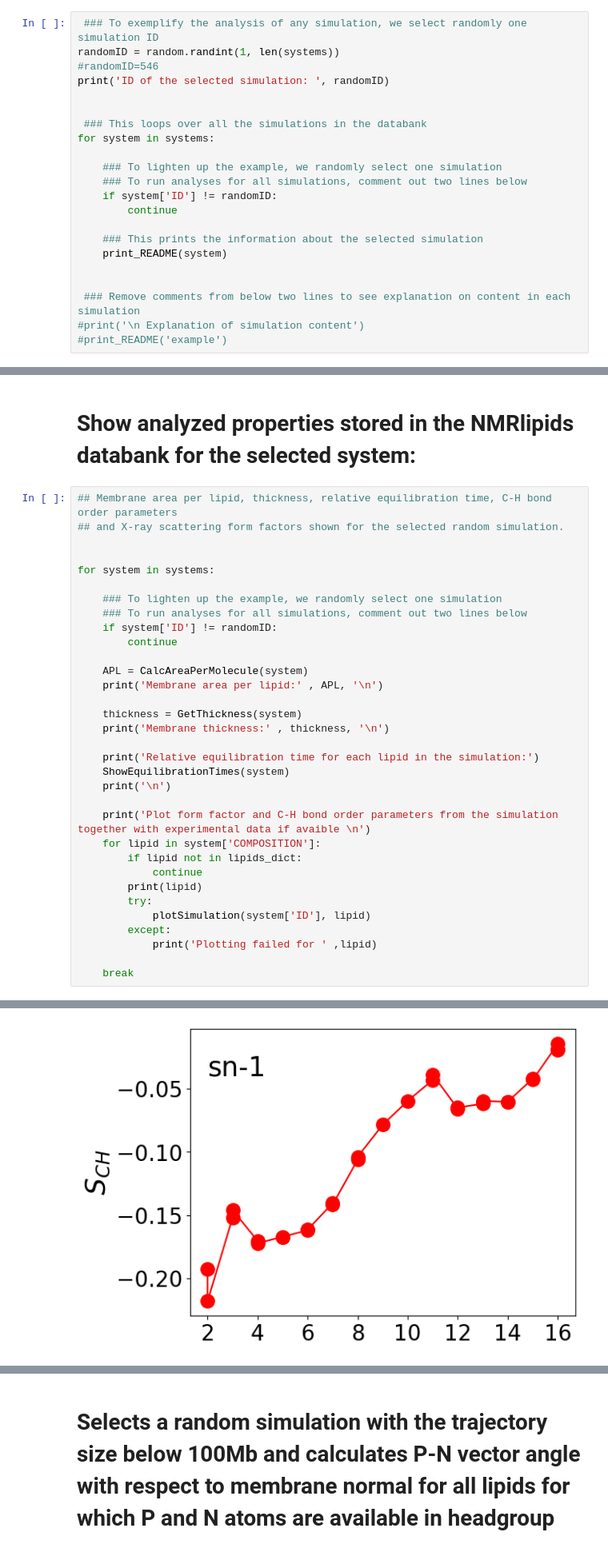
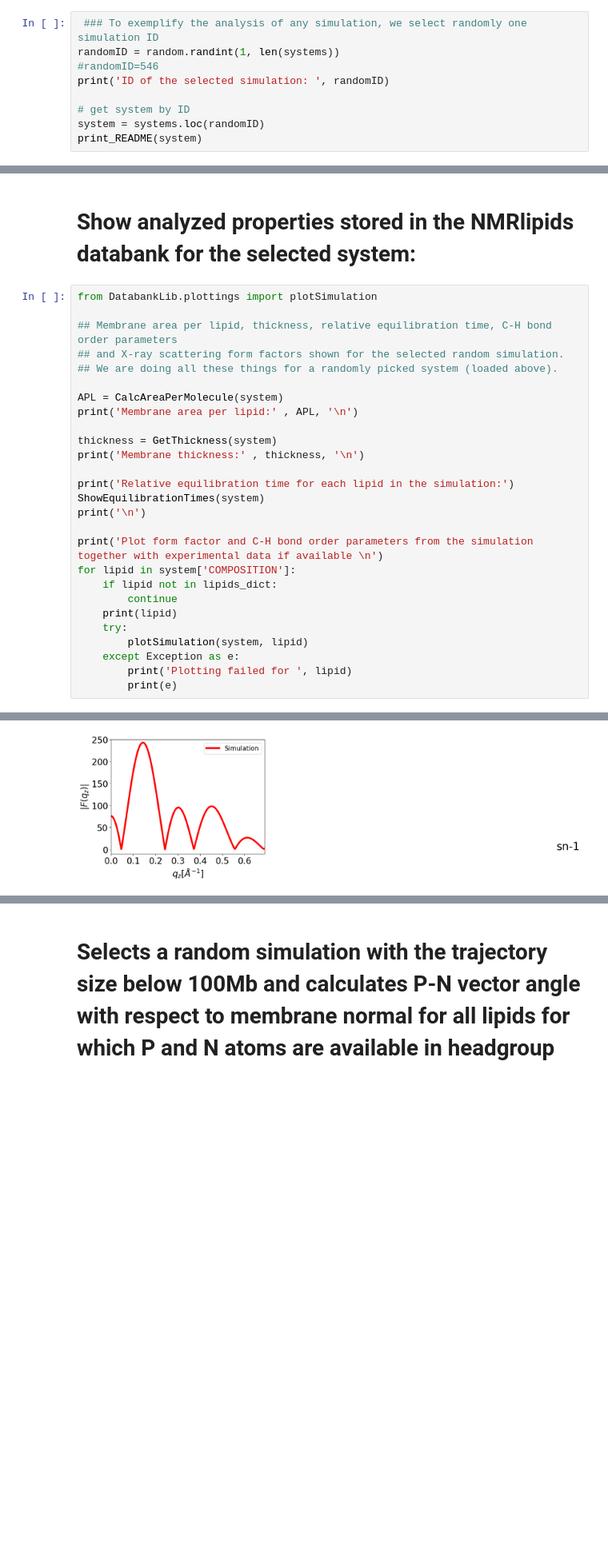
Before and after one commit to yetulaxman/databank-template, a Jupyter notebook: scripts/template.ipynb, the cells around one changed output, grey strips where cells are left out. Shown: that part at 80% size. Saved outputs shown, nothing was run; the diff lists cells and outputs as text; blank space fills up the shorter version.

```diff
--- a/scripts/template.ipynb
+++ b/scripts/template.ipynb
@@ -50,20 +46,7 @@ randomID = random.randint(1, len(systems))
 #randomID=546
 print('ID of the selected simulation: ', randomID)
 
-
- ### This loops over all the simulations in the databank
-for system in systems:
-
-    ### To lighten up the example, we randomly select one simulation
-    ### To run analyses for all simulations, comment out two lines below
-    if system['ID'] != randomID:
-        continue
-
-    ### This prints the information about the selected simulation
-    print_README(system)
-
-
- ### Remove comments from below two lines to see explanation on content in each simulation
-#print('\n Explanation of simulation content')
-#print_README('example')
+# get system by ID
+system = systems.loc(randomID)
+print_README(system)
 # %% [output]
@@ -87,36 +92,30 @@ path:
 # %% [markdown]
 # Show analyzed properties stored in the NMRlipids databank for the selected system:
 # %%
+from DatabankLib.plottings import plotSimulation
+
 ## Membrane area per lipid, thickness, relative equilibration time, C-H bond order parameters
 ## and X-ray scattering form factors shown for the selected random simulation.
+## We are doing all these things for a randomly picked system (loaded above).
 
+APL = CalcAreaPerMolecule(system)
+print('Membrane area per lipid:' , APL, '\n')
 
-for system in systems:
+thickness = GetThickness(system)
+print('Membrane thickness:' , thickness, '\n')
 
-    ### To lighten up the example, we randomly select one simulation
-    ### To run analyses for all simulations, comment out two lines below
-    if system['ID'] != randomID:
+print('Relative equilibration time for each lipid in the simulation:')
+ShowEquilibrationTimes(system)
+print('\n')
+
+print('Plot form factor and C-H bond order parameters from the simulation together with experimental data if available \n')
+for lipid in system['COMPOSITION']:
+    if lipid not in lipids_dict:
         continue
-
-    APL = CalcAreaPerMolecule(system)
-    print('Membrane area per lipid:' , APL, '\n')
-
-    thickness = GetThickness(system)
-    print('Membrane thickness:' , thickness, '\n')
-
-    print('Relative equilibration time for each lipid in the simulation:')
-    ShowEquilibrationTimes(system)
-    print('\n')
-
-    print('Plot form factor and C-H bond order parameters from the simulation together with experimental data if avaible \n')
-    for lipid in system['COMPOSITION']:
-        if lipid not in lipids_dict:
-            continue
-        print(lipid)
-        try:
-            plotSimulation(system['ID'], lipid)
-        except:
-            print('Plotting failed for ' ,lipid)
-
-    break
+    print(lipid)
+    try:
+        plotSimulation(system, lipid)
+    except Exception as e:
+        print('Plotting failed for ', lipid)
+        print(e)
 # %% [output]
@@ -140 +143 @@ Form factor plotting failed
-[figure, old version]
+[figure, new version]
```
Also changed, not shown: parts of 5 cells of this notebook, 2 other files.
